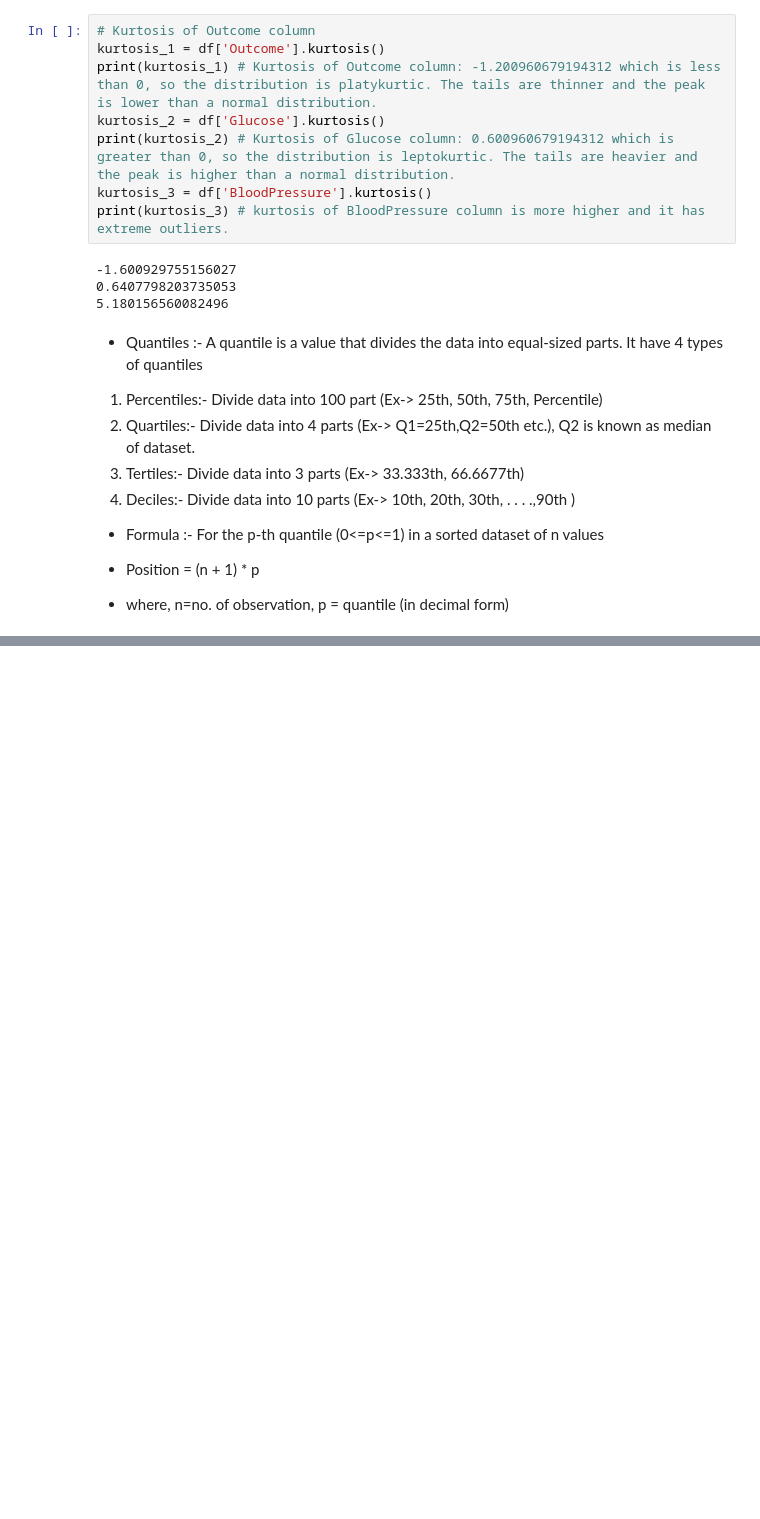
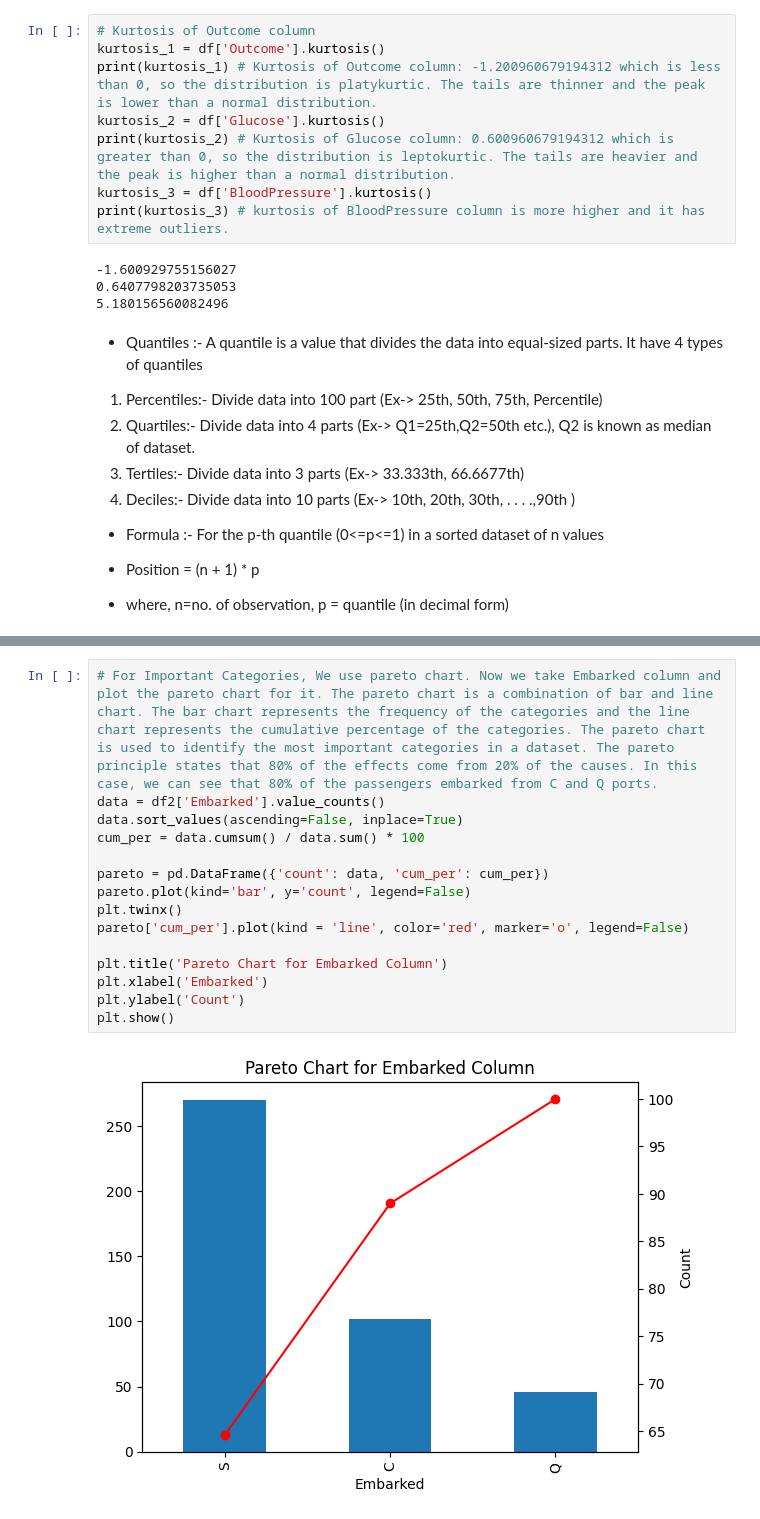
Before and after one commit to Shekhar7017/EDA, a Jupyter notebook: EDA.ipynb, the cells around one changed output, grey strips where cells are left out. Drawn from its saved outputs; the diff is of its cells as text; blank space fills up the shorter version.

```diff
--- a/EDA.ipynb
+++ b/EDA.ipynb
@@ -352,0 +427,17 @@ Q1:24.0, Q3:41.0, IQR: 17.0, Lower Bound: -1.5, Upper Bound: 66.5
+# %%
+# For Important Categories, We use pareto chart. Now we take Embarked column and plot the pareto chart for it. The pareto chart is a combination of bar and line chart. The bar chart represents the frequency of the categories and the line chart represents the cumulative percentage of the categories. The pareto chart is used to identify the most important categories in a dataset. The pareto principle states that 80% of the effects come from 20% of the causes. In this case, we can see that 80% of the passengers embarked from C and Q ports.
+data = df2['Embarked'].value_counts()
+data.sort_values(ascending=False, inplace=True)
+cum_per = data.cumsum() / data.sum() * 100
+
+pareto = pd.DataFrame({'count': data, 'cum_per': cum_per})
+pareto.plot(kind='bar', y='count', legend=False)
+plt.twinx()
+pareto['cum_per'].plot(kind = 'line', color='red', marker='o', legend=False)
+
+plt.title('Pareto Chart for Embarked Column')
+plt.xlabel('Embarked')
+plt.ylabel('Count')
+plt.show()
+# %% [output]
+[figure, added]
```
Also changed, not shown: parts of 42 cells of this notebook.
